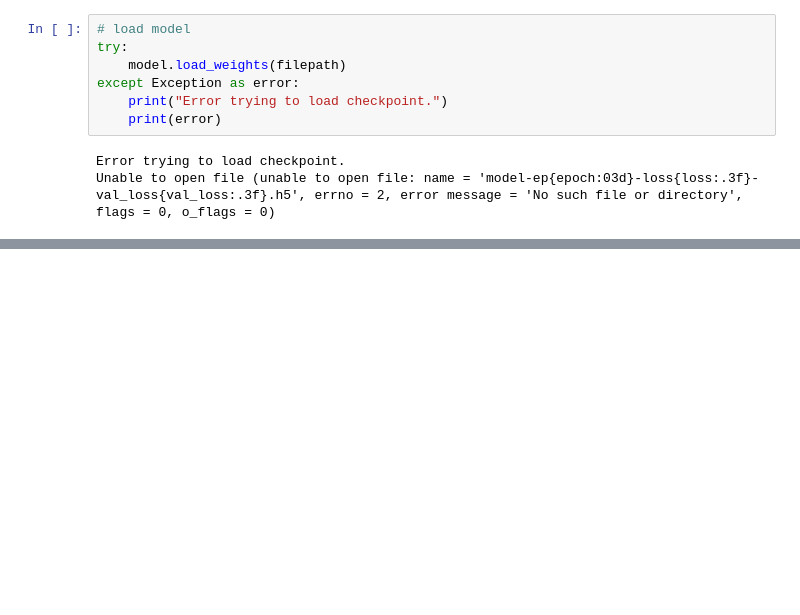
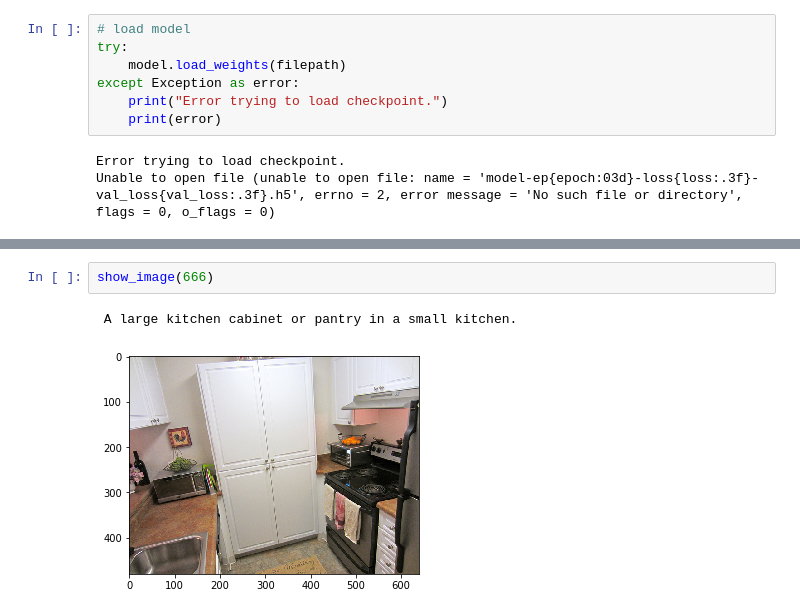
Before and after one commit to catnado/Image_Caption, a Jupyter notebook: Untitled.ipynb, the cells around one changed output, grey strips where cells are left out. Cells and saved outputs as stored; diff of their text form; blank space fills up the shorter version.

```diff
--- a/Untitled.ipynb
+++ b/Untitled.ipynb
@@ -573,0 +560,5 @@ Train on 100 samples, validate on 30 samples
+# %%
+show_image(666)
+# %% [output]
+ A large kitchen cabinet or pantry in a small kitchen.
+[figure, added]
```
Also changed, not shown: parts of 21 cells of this notebook.
